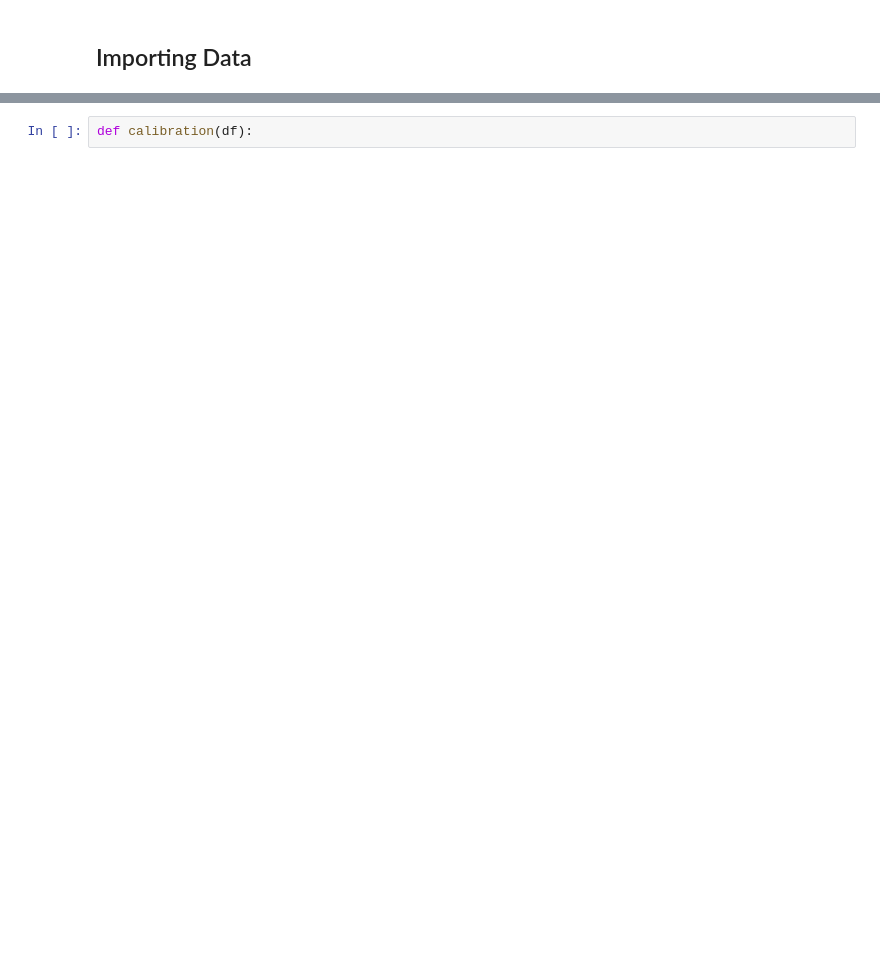
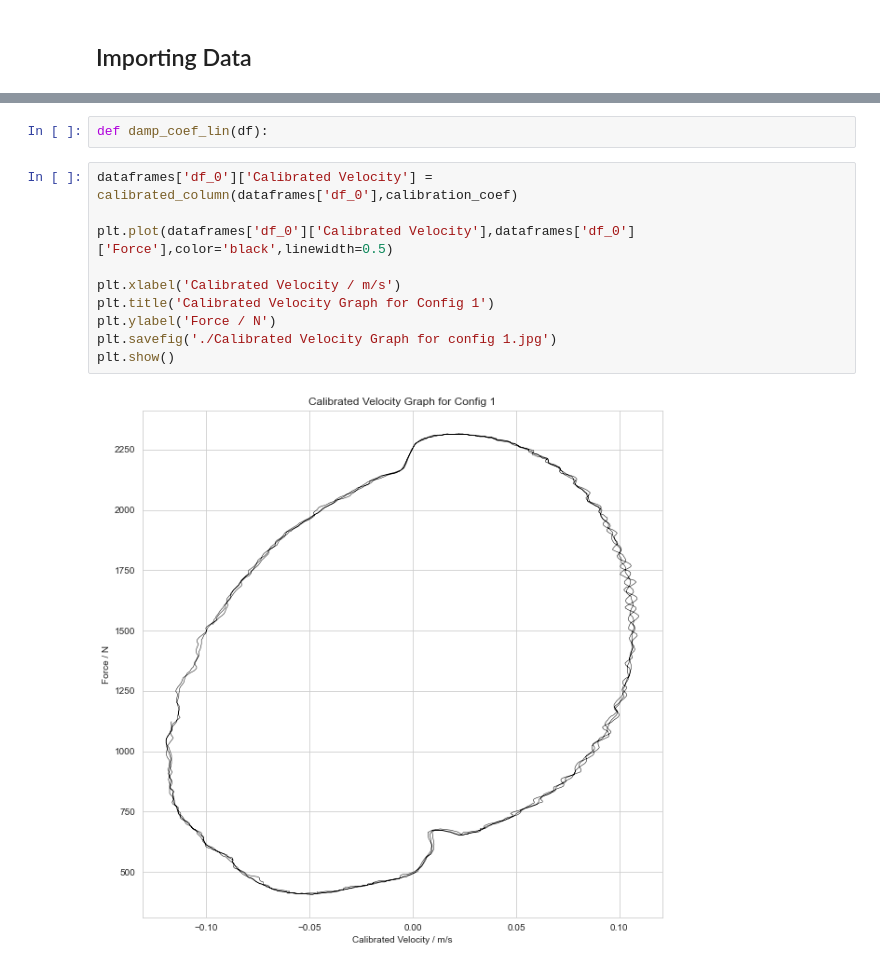
Before and after one commit to nv0id/VibrationsLab, a Jupyter notebook: src/Main.ipynb, the cells around one changed output, grey strips where cells are left out. Saved outputs shown, nothing was run; the diff lists cells and outputs as text; blank space fills up the shorter version.

```diff
--- a/src/Main.ipynb
+++ b/src/Main.ipynb
@@ -121,2 +168,14 @@ Now we have the data imported, it needs to be calibrated
 # %%
-def calibration(df):
+def damp_coef_lin(df):
+# %%
+dataframes['df_0']['Calibrated Velocity'] = calibrated_column(dataframes['df_0'],calibration_coef)
+
+plt.plot(dataframes['df_0']['Calibrated Velocity'],dataframes['df_0']['Force'],color='black',linewidth=0.5)
+
+plt.xlabel('Calibrated Velocity / m/s')
+plt.title('Calibrated Velocity Graph for Config 1')
+plt.ylabel('Force / N')
+plt.savefig('./Calibrated Velocity Graph for config 1.jpg')
+plt.show()
+# %% [output]
+[figure, added]
```
Also changed, not shown: parts of 15 cells of this notebook, 11 other files.
